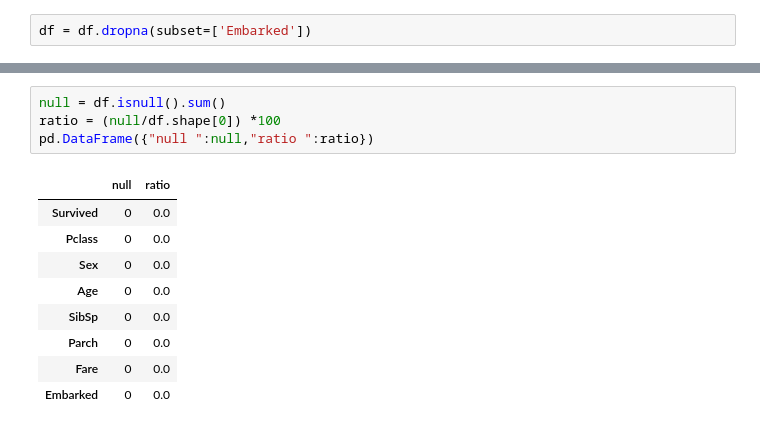
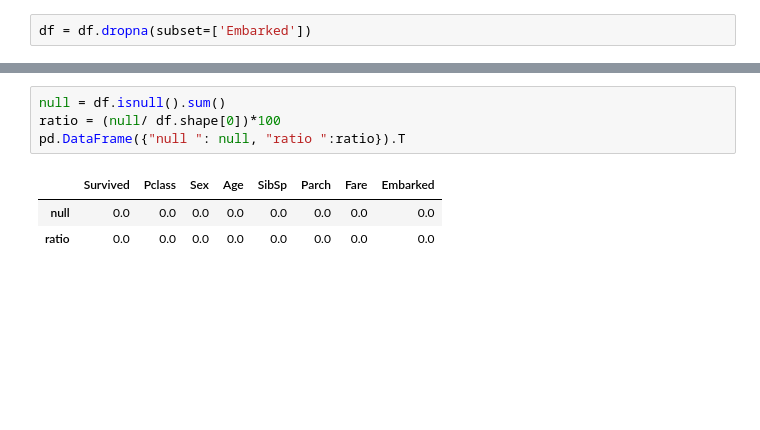
Before and after one commit to abanobnabil00000-ai/BNS_AIS2_S2_ML, a Jupyter notebook: src/python/session_10/workshop/code.ipynb, the cells around one changed output, grey strips where cells are left out. Saved outputs shown, nothing was run; the diff lists cells and outputs as text; blank space fills up the shorter version.

```diff
--- a/src/python/session_10/workshop/code.ipynb
+++ b/src/python/session_10/workshop/code.ipynb
@@ -68,14 +391,8 @@ df['Age']=df['Age'].fillna(median)
 # %%
 null = df.isnull().sum()
-ratio = (null/df.shape[0]) *100
-pd.DataFrame({"null ":null,"ratio ":ratio})
+ratio = (null/ df.shape[0])*100
+pd.DataFrame({"null ": null, "ratio ":ratio}).T
 # %% [output]
-|  | null | ratio |
-| Survived | 0 | 0.0 |
-| Pclass | 0 | 0.0 |
-| Sex | 0 | 0.0 |
-| Age | 0 | 0.0 |
-| SibSp | 0 | 0.0 |
-| Parch | 0 | 0.0 |
-| Fare | 0 | 0.0 |
-| Embarked | 0 | 0.0 |
+|  | Survived | Pclass | Sex | Age | SibSp | Parch | Fare | Embarked |
+| null | 0.0 | 0.0 | 0.0 | 0.0 | 0.0 | 0.0 | 0.0 | 0.0 |
+| ratio | 0.0 | 0.0 | 0.0 | 0.0 | 0.0 | 0.0 | 0.0 | 0.0 |
```
Also changed, not shown: parts of 58 cells of this notebook, 7 other files.
